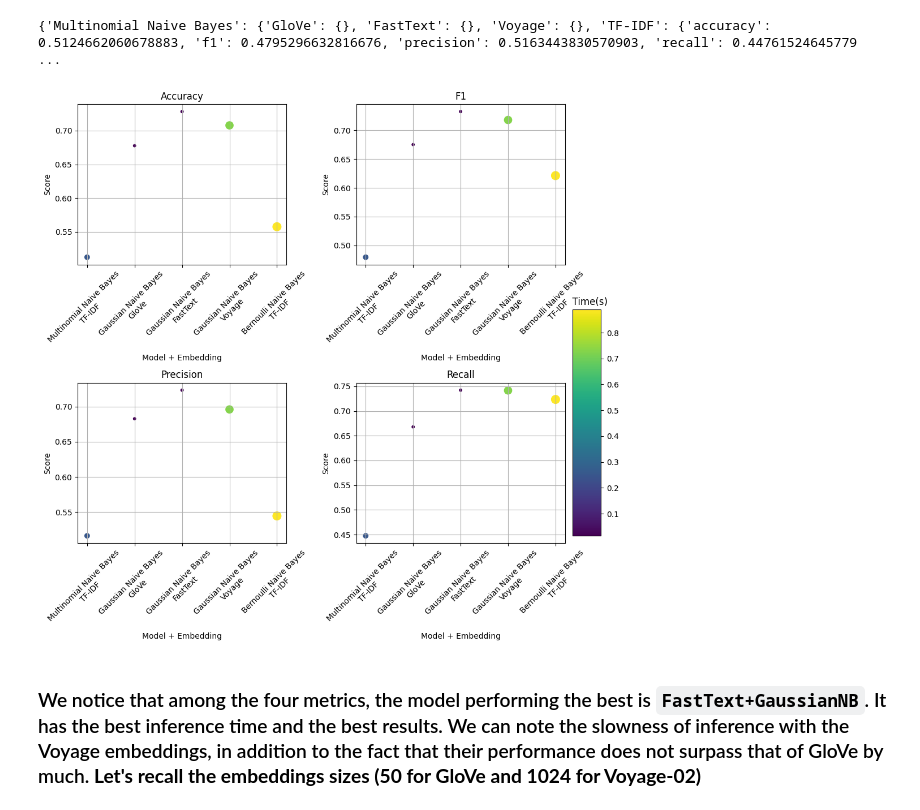
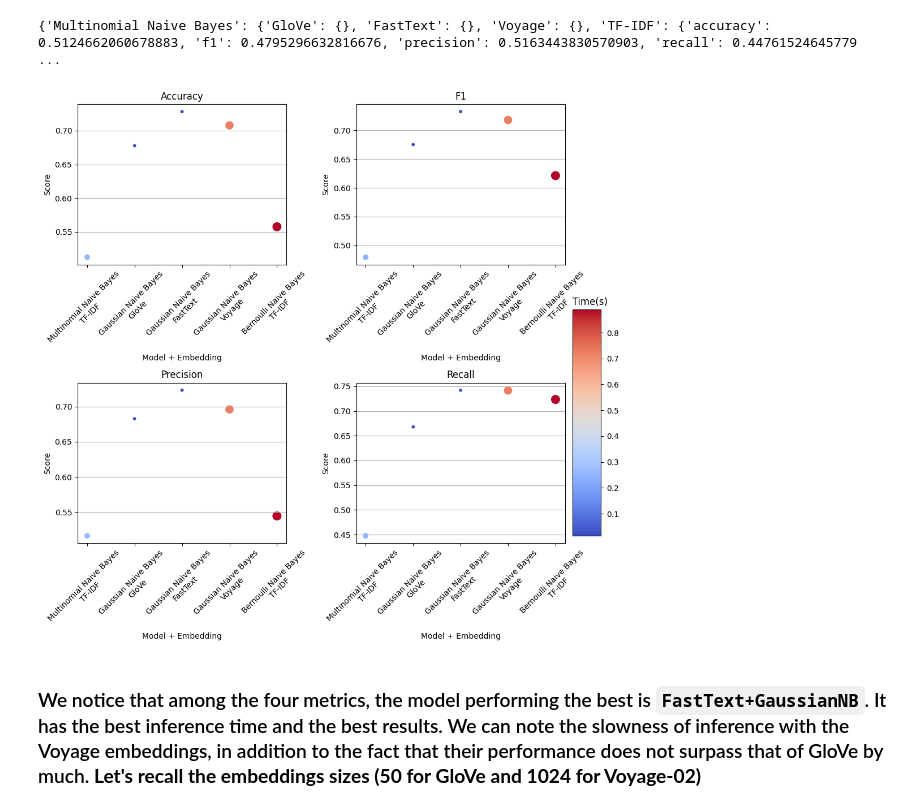
Before and after one commit to ilanaliouchouche/hate-speechs, a Jupyter notebook: hatespeech.ipynb, the cells around one changed output. Saved outputs shown, nothing was run; the diff lists cells and outputs as text; code cells hidden in the pictures.

```diff
--- a/hatespeech.ipynb
+++ b/hatespeech.ipynb
@@ -575,36 +575,36 @@ for model in model_scores:
     for embed in model_scores[model]:
         if not model_scores[model][embed]:
             continue
 
         model_embeddings.append(f"{model}\n{embed}")
         for metric in metrics:
             scores[metric].append(model_scores[model][embed].get(metric, None))
         times.append(model_scores[model][embed].get('time', None))
 
 clean_indices = [i for i, t in enumerate(times) if t is not None]
 model_embeddings = [model_embeddings[i] for i in clean_indices]
 times = [times[i] for i in clean_indices]
 for metric in metrics:
     scores[metric] = [scores[metric][i] for i in clean_indices]
 
 times = np.array(times)
 sizes = (times - times.min()) / (times.max() - times.min()) * 100 + 10
 
 for ax, metric in zip(axs, metrics):
-    sc = ax.scatter(model_embeddings, scores[metric], c=times, cmap='viridis', s=sizes)
+    sc = ax.scatter(model_embeddings, scores[metric], c=times, cmap='coolwarm', s=sizes)
     ax.set_title(metric.capitalize())
     ax.set_xlabel('Model + Embedding')
     ax.set_ylabel('Score')
     ax.set_xticklabels(model_embeddings, rotation=45)
-    ax.grid(True)
+    ax.grid(True, axis='y')
 
 cbar = fig.colorbar(sc, ax=axs, cax=fig.add_axes([0.95, 0.2, 0.05, 0.4]), aspect=10)
 cbar.ax.set_title('  Time(s)')
 
 plt.tight_layout()
-#plt.savefig('images/naive_bayes.png')
+plt.savefig('images/naive_bayes.png')
 plt.show()
 # %% [output]
-[figure, old version]
+[figure, new version]
 # %% [markdown]
 ### We notice that among the four metrics, the model performing the best is `FastText+GaussianNB`. It has the best inference time and the best results. We can note the slowness of inference with the Voyage embeddings, in addition to the fact that their performance does not surpass that of GloVe by much. **Let's recall the embeddings sizes (50 for GloVe and 1024 for Voyage-02)**
```
Also changed, not shown: 1 other file.
